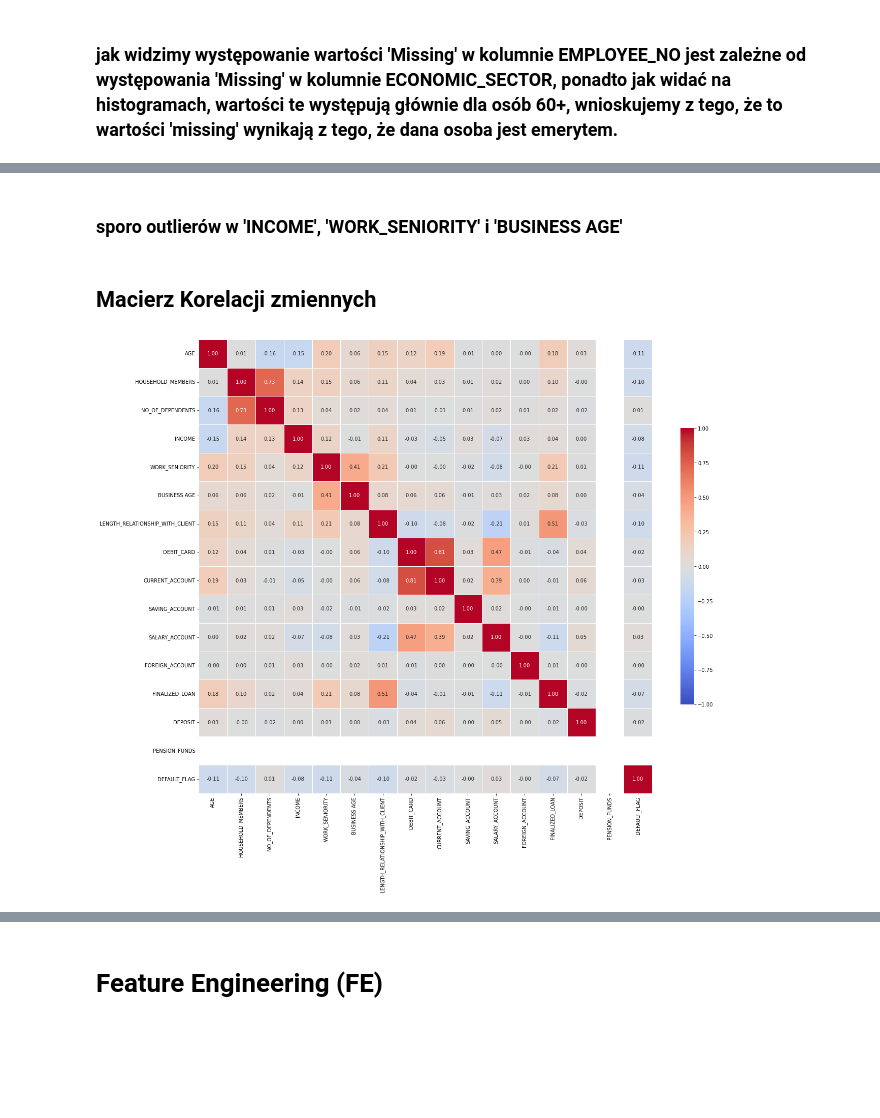
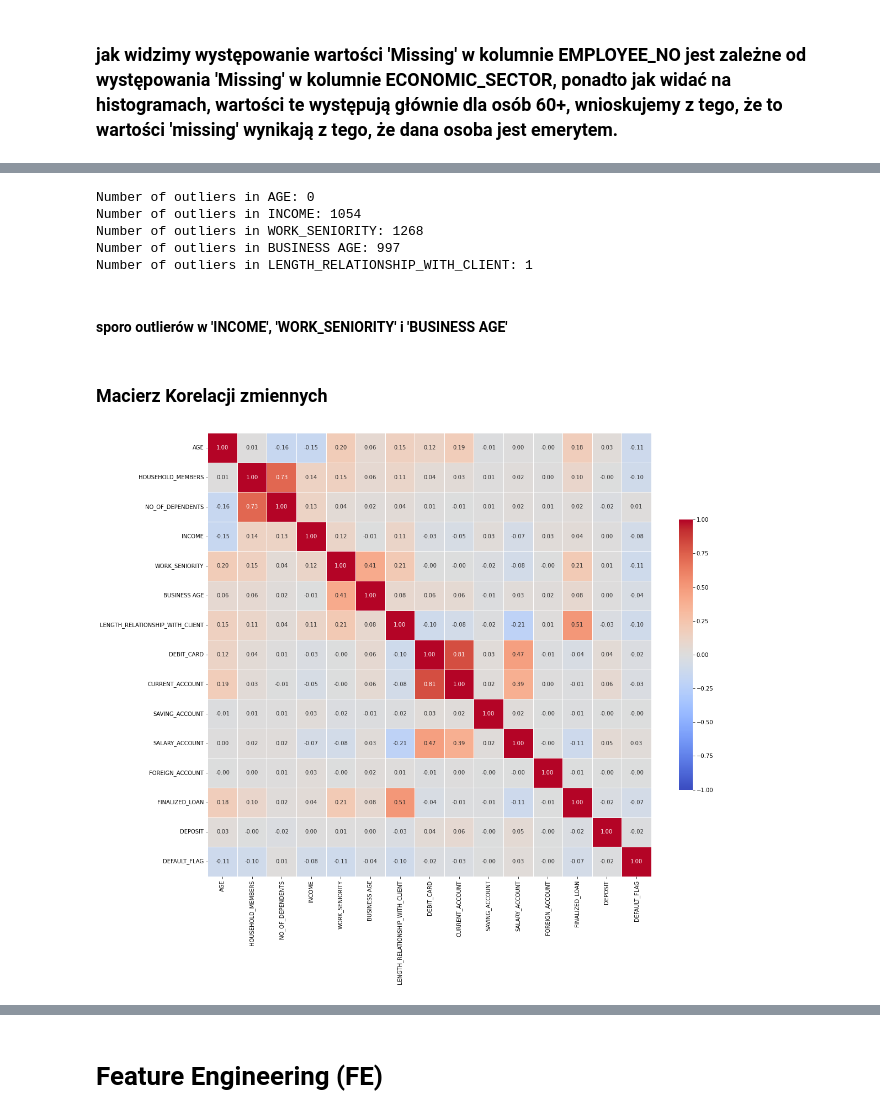
Before and after one commit to GabrielaMajstrak/ML-first-project, a Jupyter notebook: Projetk ML 1/ML_najnowsza_wersja.ipynb, the cells around one changed output, grey strips where cells are left out. Drawn from its saved outputs; the diff is of its cells as text; code cells hidden in the pictures; blank space fills up the shorter version.

```diff
--- a/Projetk ML 1/ML_najnowsza_wersja.ipynb
+++ b/Projetk ML 1/ML_najnowsza_wersja.ipynb
@@ -221,13 +245,33 @@ for i, column in enumerate(df_numerical.columns):
-# %% [markdown]
-### sporo outlierów w 'INCOME', 'WORK_SENIORITY' i 'BUSINESS AGE'
+# %%
+outliers_count = {}
+
+for column in df_numerical.columns:
+    Q1 = df_numerical[column].quantile(0.25)
+    Q3 = df_numerical[column].quantile(0.75)
+    IQR = Q3 - Q1
+    lower_bound = Q1 - 1.5 * IQR
+    upper_bound = Q3 + 1.5 * IQR
+    outliers = df_numerical[(df_numerical[column] < lower_bound) | (df_numerical[column] > upper_bound)]
+    outliers_count[column] = outliers.shape[0]
+
+for column, count in outliers_count.items():
+    print(f'Number of outliers in {column}: {count}')
+# %% [output]
+Number of outliers in AGE: 0
+Number of outliers in INCOME: 1054
+Number of outliers in WORK_SENIORITY: 1268
+Number of outliers in BUSINESS AGE: 997
+Number of outliers in LENGTH_RELATIONSHIP_WITH_CLIENT: 1
+# %% [markdown]
+#### sporo outlierów w 'INCOME', 'WORK_SENIORITY' i 'BUSINESS AGE'
 # %% [markdown]
-## Macierz Korelacji zmiennych
+### Macierz Korelacji zmiennych
 # %%
 correlation_matrix = df.corr()
-plt.figure(figsize=(20, 20))
+plt.figure(figsize=(18, 18))
 sns.heatmap(correlation_matrix, annot=True, fmt=".2f", cmap='coolwarm',
             square=True, linewidths=.5, cbar_kws={"shrink": .5}, vmin=-1, vmax=1)
 
 plt.show()
 # %% [output]
-[figure, old version]
+[figure, new version]
```
Also changed, not shown: parts of 42 cells of this notebook.
